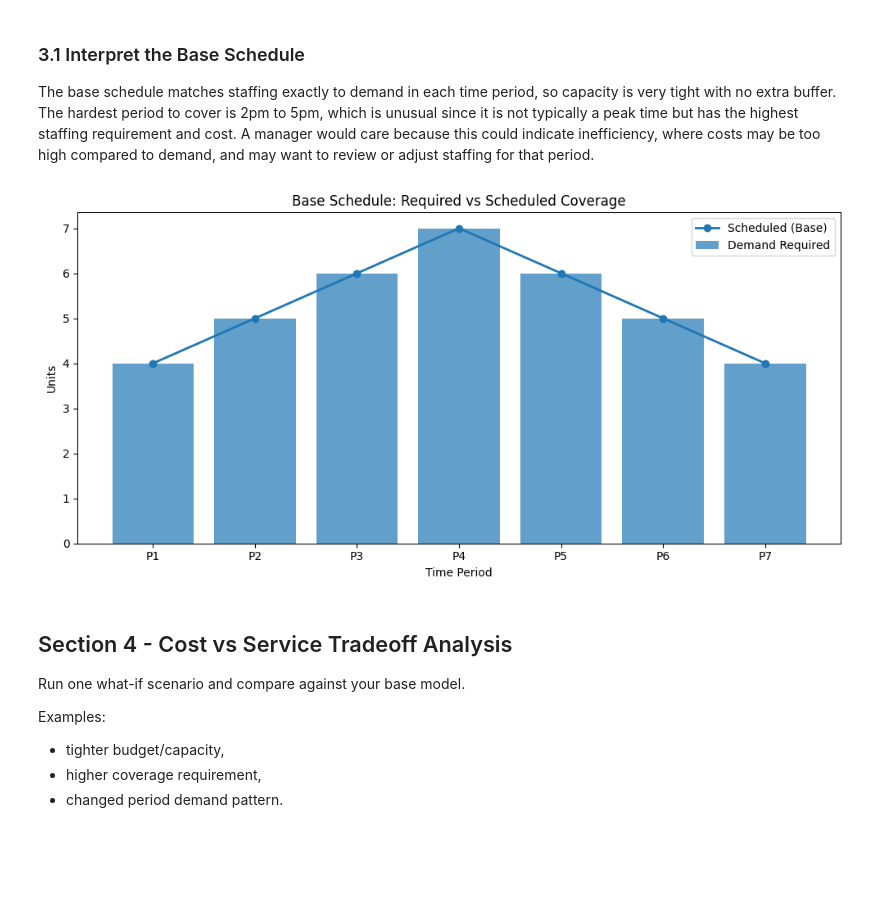
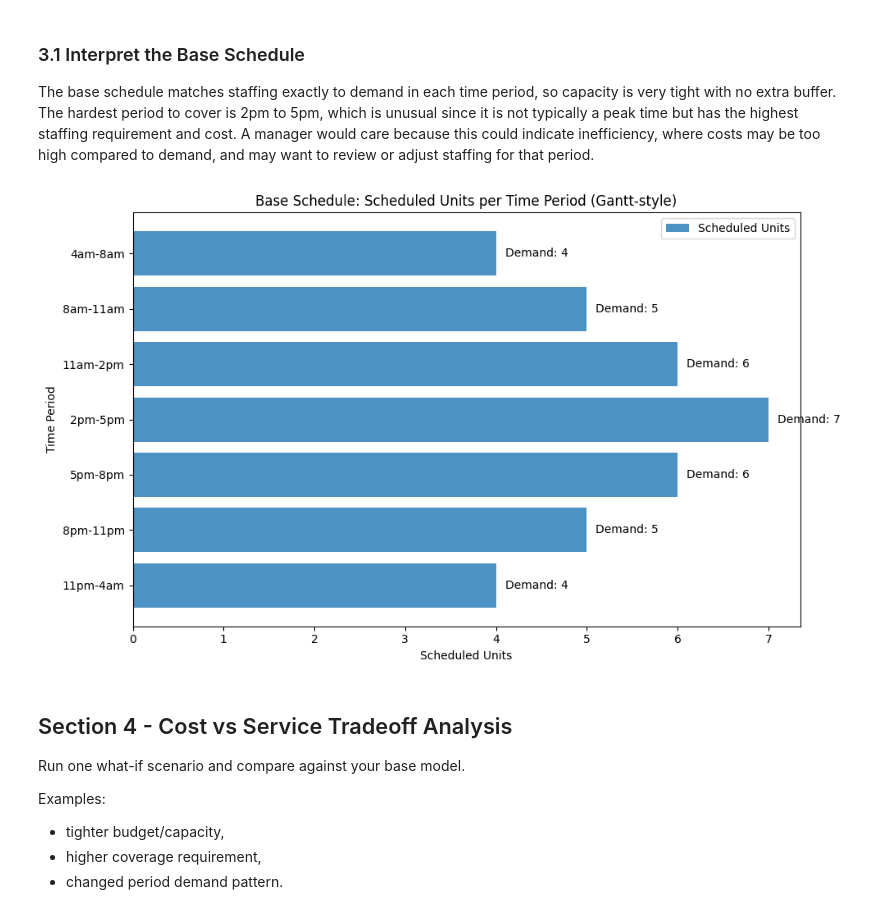
Before and after one commit to sheliabond/Prescriptive-Analytics---Spring-2026-Public-, a Jupyter notebook: Assignments/Assignment 4/Scheduling in Your Domanin.ipynb, the cells around one changed output. Saved outputs shown, nothing was run; the diff lists cells and outputs as text; code cells hidden in the pictures; blank space fills up the shorter version.

```diff
--- a/Assignments/Assignment 4/Scheduling in Your Domanin.ipynb
+++ b/Assignments/Assignment 4/Scheduling in Your Domanin.ipynb
@@ -146,22 +165,31 @@ Total cost: 725.00
 # %% [markdown]
 ### 3.1 Interpret the Base Schedule
 The base schedule matches staffing exactly to demand in each time period, so capacity is very tight with no extra buffer. The hardest period to cover is 2pm to 5pm, which is unusual since it is not typically a peak time but has the highest staffing requirement and cost. A manager would care because this could indicate inefficiency, where costs may be too high compared to demand, and may want to review or adjust staffing for that period.
-# %%
-# Visualization: coverage chart (scheduled vs required)
-# You may replace this with a Gantt-style chart if preferred.
-plt.figure(figsize=(10, 5))
-x = range(len(base_solution_df))
-plt.bar(x, base_solution_df["demand_required"], alpha=0.7, label="Demand Required")
-plt.plot(x, base_solution_df["scheduled_base"], marker="o", linewidth=2, label="Scheduled (Base)")
-plt.xticks(x, base_solution_df["time_period"])
-plt.xlabel("Time Period")
-plt.ylabel("Units")
-plt.title("Base Schedule: Required vs Scheduled Coverage")
-plt.legend()
-plt.tight_layout()
-plt.show()
-# %% [output]
-[figure, removed]
+# %%
+import matplotlib.pyplot as plt
+
+# Visualization: Gantt-style chart (scheduled vs required)
+# Displaying scheduled units as horizontal bars for each time period.
+plt.figure(figsize=(10, 6))
+y_pos = range(len(base_solution_df))
+
+# Bar chart for scheduled units
+plt.barh(y_pos, base_solution_df["scheduled_base"], align='center', alpha=0.8, label="Scheduled Units")
+
+# Adding demand required as text labels on the bars or next to them for comparison
+for index, row in base_solution_df.iterrows():
+    plt.text(row["scheduled_base"] + 0.1, index, f"Demand: {row['demand_required']}", va='center')
+
+plt.yticks(y_pos, base_solution_df["time_period"])
+plt.xlabel("Scheduled Units")
+plt.ylabel("Time Period")
+plt.title("Base Schedule: Scheduled Units per Time Period (Gantt-style)")
+plt.gca().invert_yaxis() # To display periods from top to bottom in chronological order
+plt.legend()
+plt.tight_layout()
+plt.show()
+# %% [output]
+[figure, added]
 # %% [markdown]
 ## Section 4 - Cost vs Service Tradeoff Analysis
 
```
Also changed, not shown: parts of 11 cells of this notebook.
